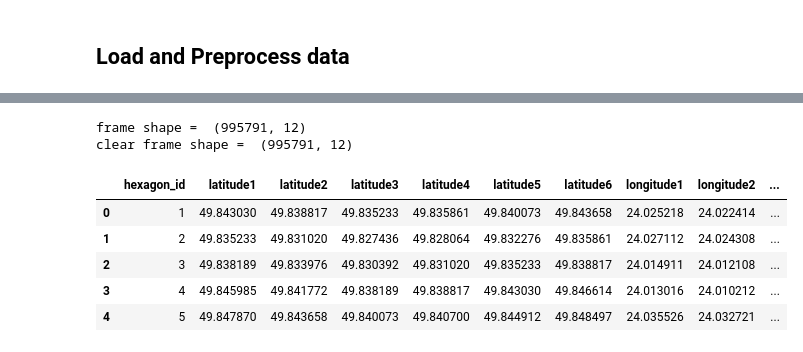
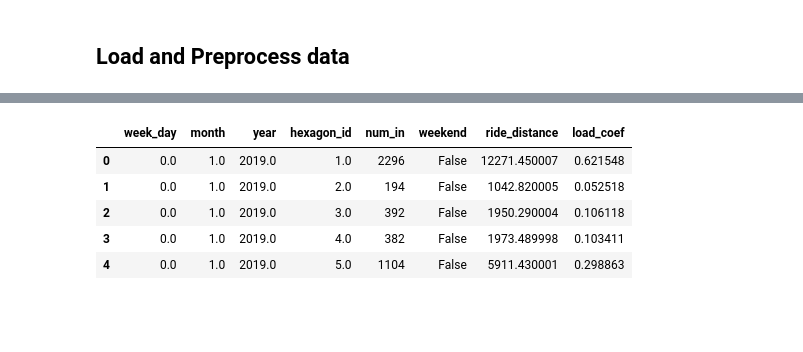
Before and after one commit to SettNozz/int_20h_lagrange, a Jupyter notebook: main.ipynb, the cells around one changed output, grey strips where cells are left out. Saved outputs shown, nothing was run; the diff lists cells and outputs as text; code cells hidden in the pictures; blank space fills up the shorter version.

```diff
--- a/main.ipynb
+++ b/main.ipynb
@@ -7,4 +14,4 @@ from utils import delete_nones, encode_ids
 # %% [markdown]
 ## Load and Preprocess data
 # %%
-frame = pd.read_csv("./data/clear_data.scv")
+data = pd.read_csv('./data/features.csv')
@@ -114,9 +17,0 @@ frame = pd.read_csv("./data/clear_data.scv")
-# %%
-# DATA PREPROCESSING
-frame = delete_nones(frame)
-frame = encode_ids(frame)
-# delete canceled requests
-frame = frame[(frame['canceled_by_client'] == 0) & (frame['canceled_by_driver'] == 0)]
-# %% [output]
-frame shape =  (995791, 12)
-clear frame shape =  (995791, 12)
@@ -127,9 +18,9 @@ hexagon_frame = create_city_hexagons()
 # %%
-hexagon_frame.head()
+data.head()
 # %% [output]
-|  | hexagon_id | latitude1 | latitude2 | latitude3 | latitude4 | latitude5 | latitude6 | longitude1 | longitude2 | ... |
-| 0 | 1 | 49.843030 | 49.838817 | 49.835233 | 49.835861 | 49.840073 | 49.843658 | 24.025218 | 24.022414 | ... |
-| 1 | 2 | 49.835233 | 49.831020 | 49.827436 | 49.828064 | 49.832276 | 49.835861 | 24.027112 | 24.024308 | ... |
-| 2 | 3 | 49.838189 | 49.833976 | 49.830392 | 49.831020 | 49.835233 | 49.838817 | 24.014911 | 24.012108 | ... |
-| 3 | 4 | 49.845985 | 49.841772 | 49.838189 | 49.838817 | 49.843030 | 49.846614 | 24.013016 | 24.010212 | ... |
-| 4 | 5 | 49.847870 | 49.843658 | 49.840073 | 49.840700 | 49.844912 | 49.848497 | 24.035526 | 24.032721 | ... |
+|  | week_day | month | year | hexagon_id | num_in | weekend | ride_distance | load_coef |
+| 0 | 0.0 | 1.0 | 2019.0 | 1.0 | 2296 | False | 12271.450007 | 0.621548 |
+| 1 | 0.0 | 1.0 | 2019.0 | 2.0 | 194 | False | 1042.820005 | 0.052518 |
+| 2 | 0.0 | 1.0 | 2019.0 | 3.0 | 392 | False | 1950.290004 | 0.106118 |
+| 3 | 0.0 | 1.0 | 2019.0 | 4.0 | 382 | False | 1973.489998 | 0.103411 |
+| 4 | 0.0 | 1.0 | 2019.0 | 5.0 | 1104 | False | 5911.430001 | 0.298863 |
```
Also changed, not shown: parts of 33 cells of this notebook, 1 other file.
